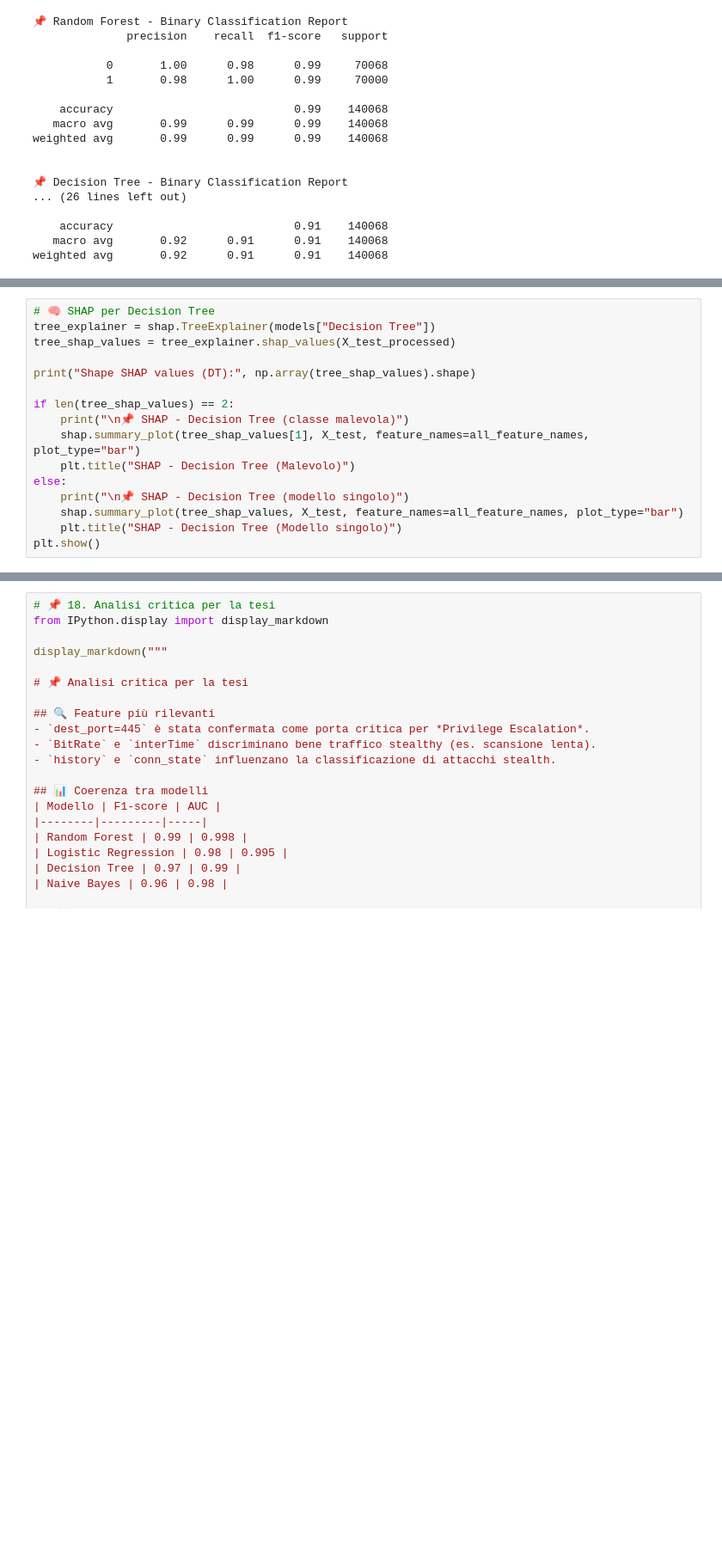
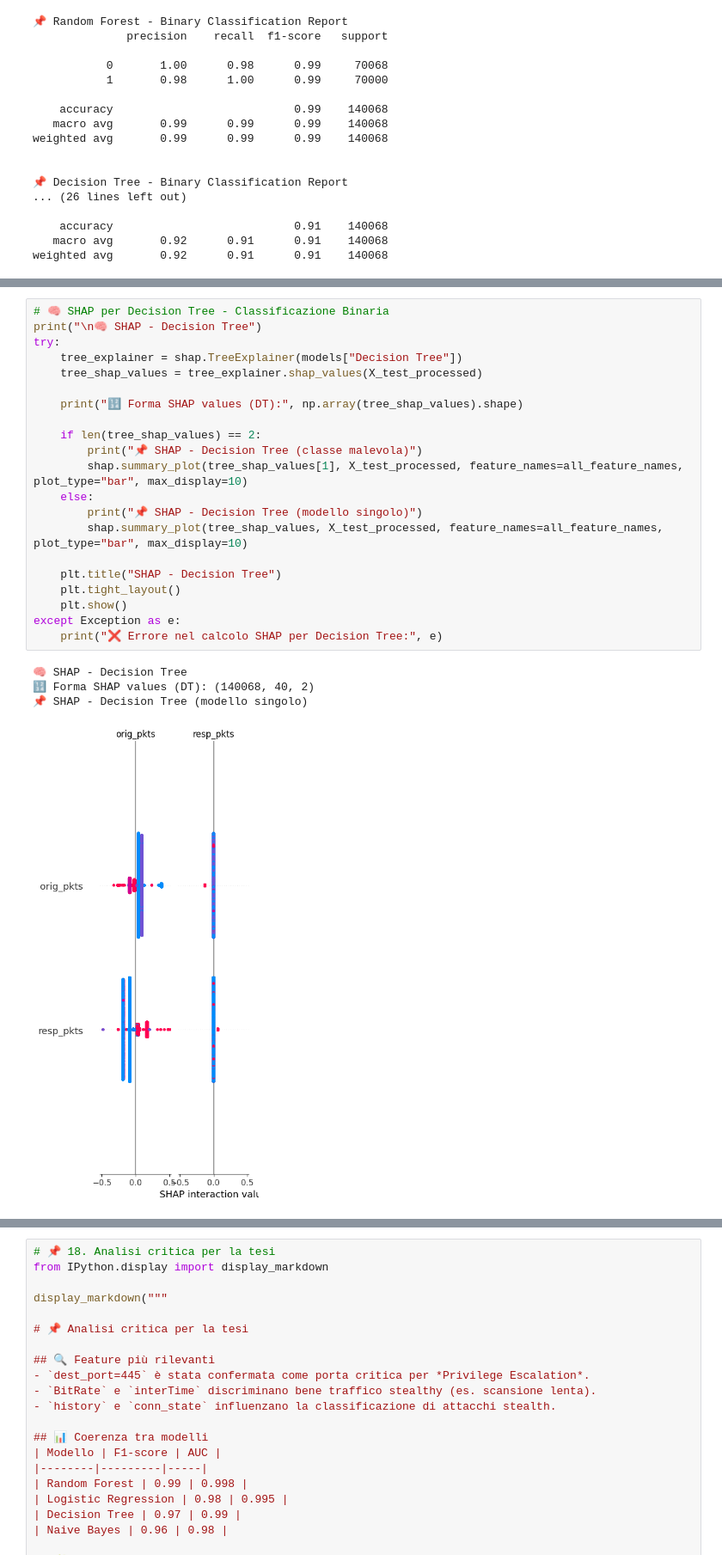
Before and after one commit to Balbus95/ZeekXAI, a Jupyter notebook: WF2.ipynb, the cells around one changed output, grey strips where cells are left out. Shown at 86% size. Saved outputs shown, nothing was run; the diff lists cells and outputs as text; blank space fills up the shorter version.

```diff
--- a/WF2.ipynb
+++ b/WF2.ipynb
@@ -293,16 +516,26 @@ AssertionError: The shape of the shap_values matrix does not match the shape of
 # %%
-# 🧠 SHAP per Decision Tree
-tree_explainer = shap.TreeExplainer(models["Decision Tree"])
-tree_shap_values = tree_explainer.shap_values(X_test_processed)
+# 🧠 SHAP per Decision Tree - Classificazione Binaria
+print("\n🧠 SHAP - Decision Tree")
+try:
+    tree_explainer = shap.TreeExplainer(models["Decision Tree"])
+    tree_shap_values = tree_explainer.shap_values(X_test_processed)
 
-print("Shape SHAP values (DT):", np.array(tree_shap_values).shape)
+    print("🔢 Forma SHAP values (DT):", np.array(tree_shap_values).shape)
 
-if len(tree_shap_values) == 2:
-    print("\n📌 SHAP - Decision Tree (classe malevola)")
-    shap.summary_plot(tree_shap_values[1], X_test, feature_names=all_feature_names, plot_type="bar")
-    plt.title("SHAP - Decision Tree (Malevolo)")
-else:
-    print("\n📌 SHAP - Decision Tree (modello singolo)")
-    shap.summary_plot(tree_shap_values, X_test, feature_names=all_feature_names, plot_type="bar")
-    plt.title("SHAP - Decision Tree (Modello singolo)")
-plt.show()
+    if len(tree_shap_values) == 2:
+        print("📌 SHAP - Decision Tree (classe malevola)")
+        shap.summary_plot(tree_shap_values[1], X_test_processed, feature_names=all_feature_names, plot_type="bar", max_display=10)
+    else:
+        print("📌 SHAP - Decision Tree (modello singolo)")
+        shap.summary_plot(tree_shap_values, X_test_processed, feature_names=all_feature_names, plot_type="bar", max_display=10)
+
+    plt.title("SHAP - Decision Tree")
+    plt.tight_layout()
+    plt.show()
+except Exception as e:
+    print("❌ Errore nel calcolo SHAP per Decision Tree:", e)
+# %% [output]
+🧠 SHAP - Decision Tree
+🔢 Forma SHAP values (DT): (140068, 40, 2)
+📌 SHAP - Decision Tree (modello singolo)
+[figure, added]
```
Also changed, not shown: parts of 24 cells of this notebook, 1 other file.
